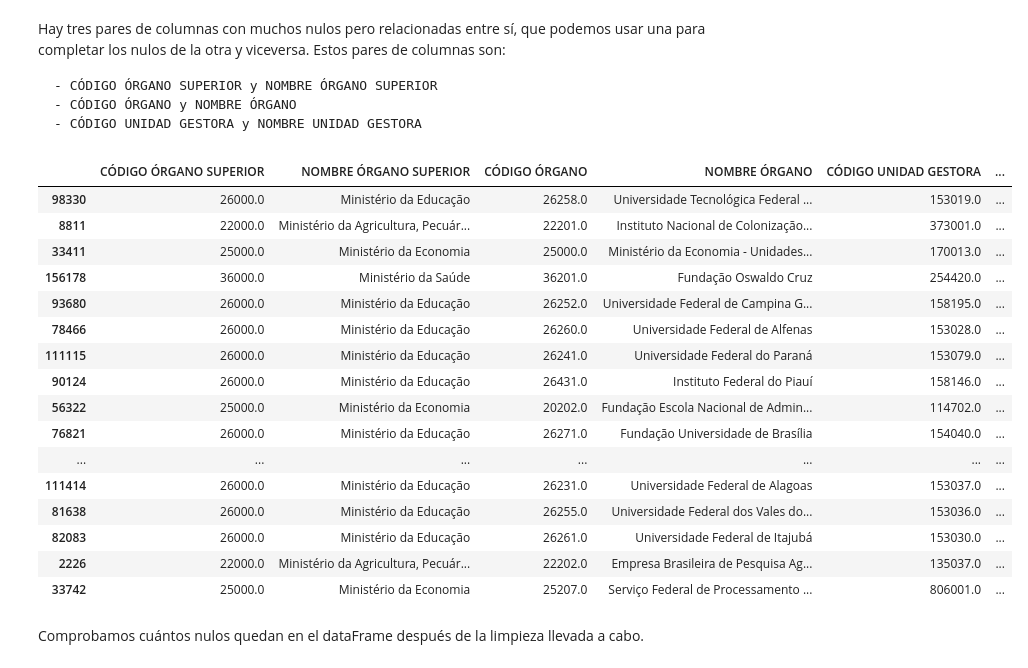
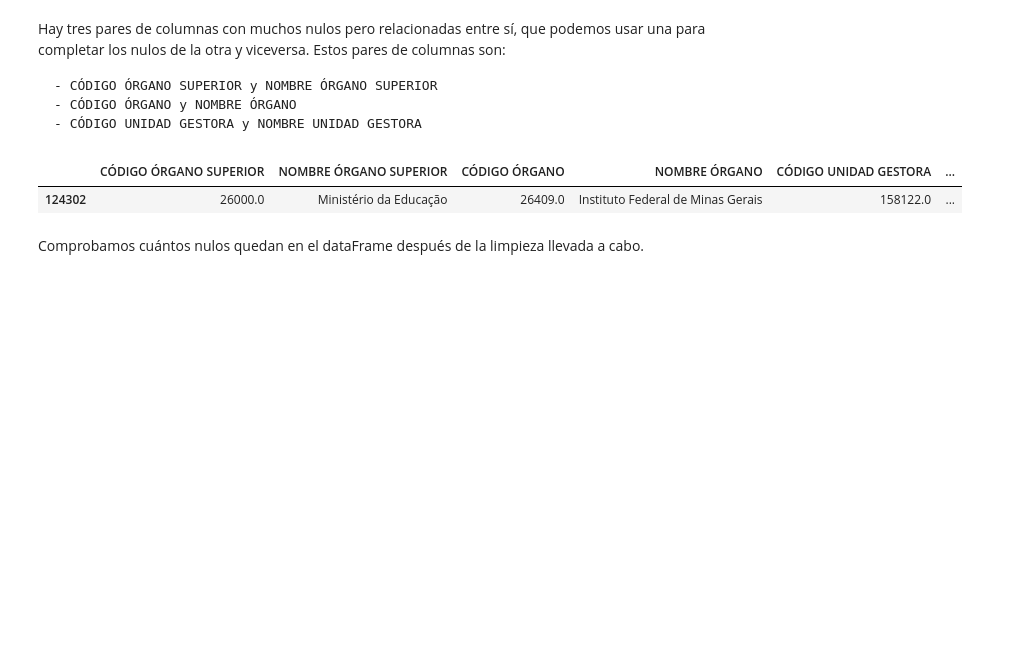
Before and after one commit to Rcm89/Proyecto2-EDA-Ingresos-Publicos-Brasil, a Jupyter notebook: notebooks/notebook_archivos.ipynb, the cells around one changed output. Drawn from its saved outputs; the diff is of its cells as text; code cells hidden in the pictures; blank space fills up the shorter version.

```diff
--- a/notebooks/notebook_archivos.ipynb
+++ b/notebooks/notebook_archivos.ipynb
@@ -648,17 +179,4 @@ Estos pares de columnas son:
     - CÓDIGO ÓRGANO SUPERIOR y NOMBRE ÓRGANO SUPERIOR
     - CÓDIGO ÓRGANO y NOMBRE ÓRGANO
     - CÓDIGO UNIDAD GESTORA y NOMBRE UNIDAD GESTORA
-# %%
-# Definimos una función para rellenar nulos en las categorias relacionadas entre si
-def completar_valores(df, col_codigo, col_nombre):
-
-    # Creamos un diccionario de correspondencia entre las columnas especificadas
-    df_sin_nulos=df.dropna(subset=[col_codigo, col_nombre])
-    diccionario_correspondencias=df_sin_nulos.set_index(col_codigo)[col_nombre].to_dict()
-
-    # Rellenamos los valores que faltan en ambas columnas
-    df[col_nombre] = df[col_codigo].map(diccionario_correspondencias).combine_first(df[col_nombre])
-    df[col_codigo] = df[col_nombre].map({v: k for k, v in diccionario_correspondencias.items()}).combine_first(df[col_codigo])
-
-    return df
 # %%
@@ -667,25 +185,10 @@ dfs_concatenados = completar_valores(dfs_concatenados, 'CÓDIGO ÓRGANO SUPERIOR
 dfs_concatenados = completar_valores(dfs_concatenados, 'CÓDIGO ÓRGANO', 'NOMBRE ÓRGANO')
 dfs_concatenados = completar_valores(dfs_concatenados, 'CÓDIGO UNIDAD GESTORA', 'NOMBRE UNIDAD GESTORA')
 # %%
-dfs_concatenados.sample(50)
+dfs_concatenados.sample()
 # %% [output]
 |  | CÓDIGO ÓRGANO SUPERIOR | NOMBRE ÓRGANO SUPERIOR | CÓDIGO ÓRGANO | NOMBRE ÓRGANO | CÓDIGO UNIDAD GESTORA | ... |
-| 98330 | 26000.0 | Ministério da Educação | 26258.0 | Universidade Tecnológica Federal ... | 153019.0 | ... |
-| 8811 | 22000.0 | Ministério da Agricultura, Pecuár... | 22201.0 | Instituto Nacional de Colonização... | 373001.0 | ... |
-| 33411 | 25000.0 | Ministério da Economia | 25000.0 | Ministério da Economia - Unidades... | 170013.0 | ... |
-| 156178 | 36000.0 | Ministério da Saúde | 36201.0 | Fundação Oswaldo Cruz | 254420.0 | ... |
-| 93680 | 26000.0 | Ministério da Educação | 26252.0 | Universidade Federal de Campina G... | 158195.0 | ... |
-| 78466 | 26000.0 | Ministério da Educação | 26260.0 | Universidade Federal de Alfenas | 153028.0 | ... |
-| 111115 | 26000.0 | Ministério da Educação | 26241.0 | Universidade Federal do Paraná | 153079.0 | ... |
-| 90124 | 26000.0 | Ministério da Educação | 26431.0 | Instituto Federal do Piauí | 158146.0 | ... |
-| 56322 | 25000.0 | Ministério da Economia | 20202.0 | Fundação Escola Nacional de Admin... | 114702.0 | ... |
-| 76821 | 26000.0 | Ministério da Educação | 26271.0 | Fundação Universidade de Brasília | 154040.0 | ... |
-| ... | ... | ... | ... | ... | ... | ... |
-| 111414 | 26000.0 | Ministério da Educação | 26231.0 | Universidade Federal de Alagoas | 153037.0 | ... |
-| 81638 | 26000.0 | Ministério da Educação | 26255.0 | Universidade Federal dos Vales do... | 153036.0 | ... |
-| 82083 | 26000.0 | Ministério da Educação | 26261.0 | Universidade Federal de Itajubá | 153030.0 | ... |
-| 2226 | 22000.0 | Ministério da Agricultura, Pecuár... | 22202.0 | Empresa Brasileira de Pesquisa Ag... | 135037.0 | ... |
-| 33742 | 25000.0 | Ministério da Economia | 25207.0 | Serviço Federal de Processamento ... | 806001.0 | ... |
+| 124302 | 26000.0 | Ministério da Educação | 26409.0 | Instituto Federal de Minas Gerais | 158122.0 | ... |
 # %% [markdown]
 Comprobamos cuántos nulos quedan en el dataFrame después de la limpieza llevada a cabo.
 # %%
```
Also changed, not shown: parts of 60 cells of this notebook, 2 other files.
